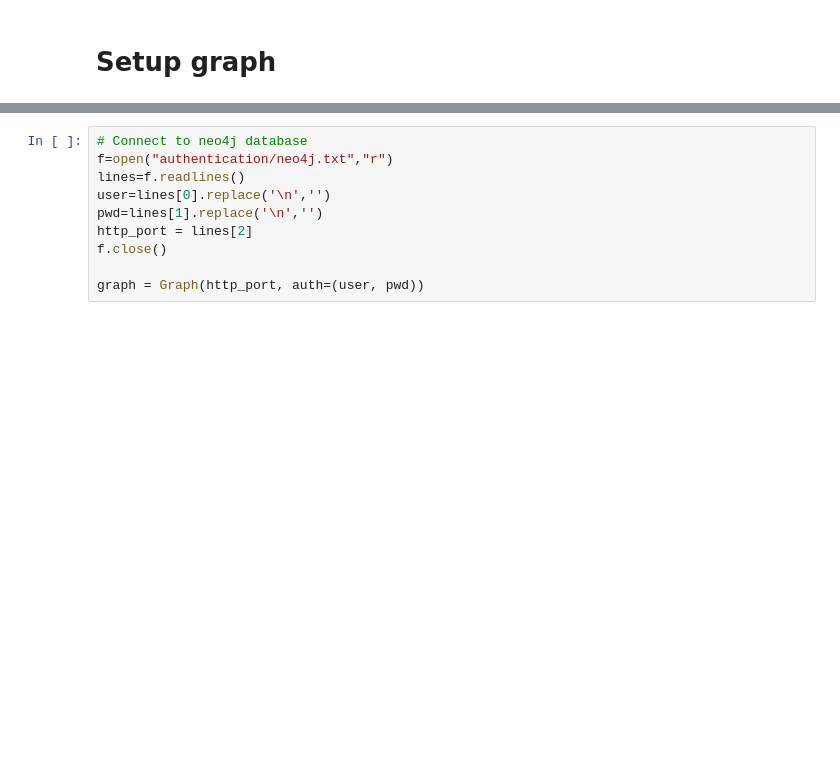
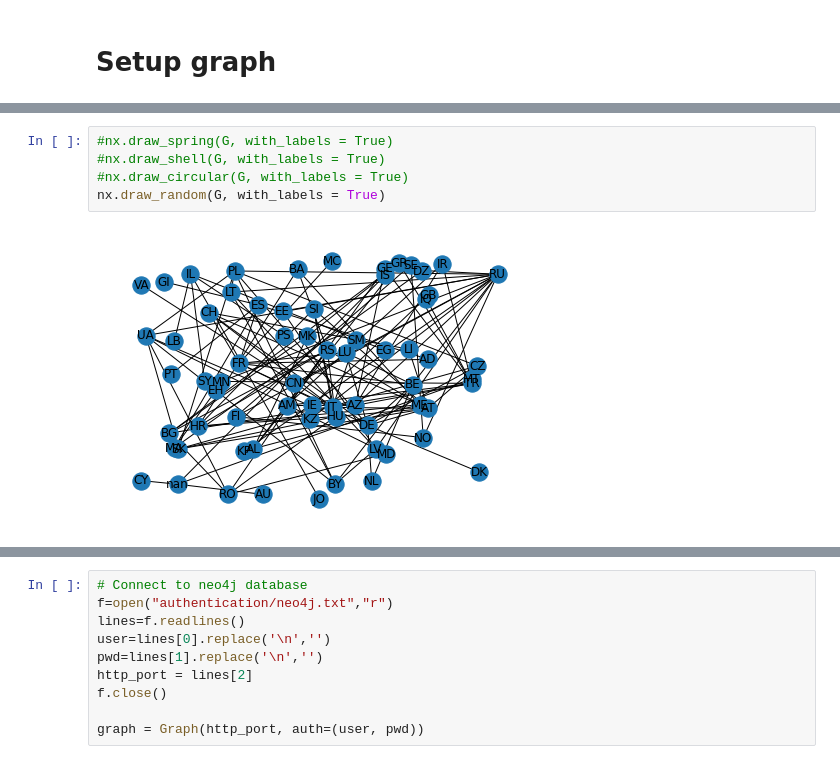
Before and after one commit to VLjoris/MDA-Eurovision-project---Group-Iceland, a Jupyter notebook: Eurovision project Notebook.ipynb, the cells around one changed output, grey strips where cells are left out. Saved outputs shown, nothing was run; the diff lists cells and outputs as text; blank space fills up the shorter version.

```diff
--- a/Eurovision project Notebook.ipynb
+++ b/Eurovision project Notebook.ipynb
@@ -584,0 +611,7 @@ plt.show()
+# %%
+#nx.draw_spring(G, with_labels = True)
+#nx.draw_shell(G, with_labels = True)
+#nx.draw_circular(G, with_labels = True)
+nx.draw_random(G, with_labels = True)
+# %% [output]
+[figure, added]
```
Also changed, not shown: parts of 10 cells of this notebook.
